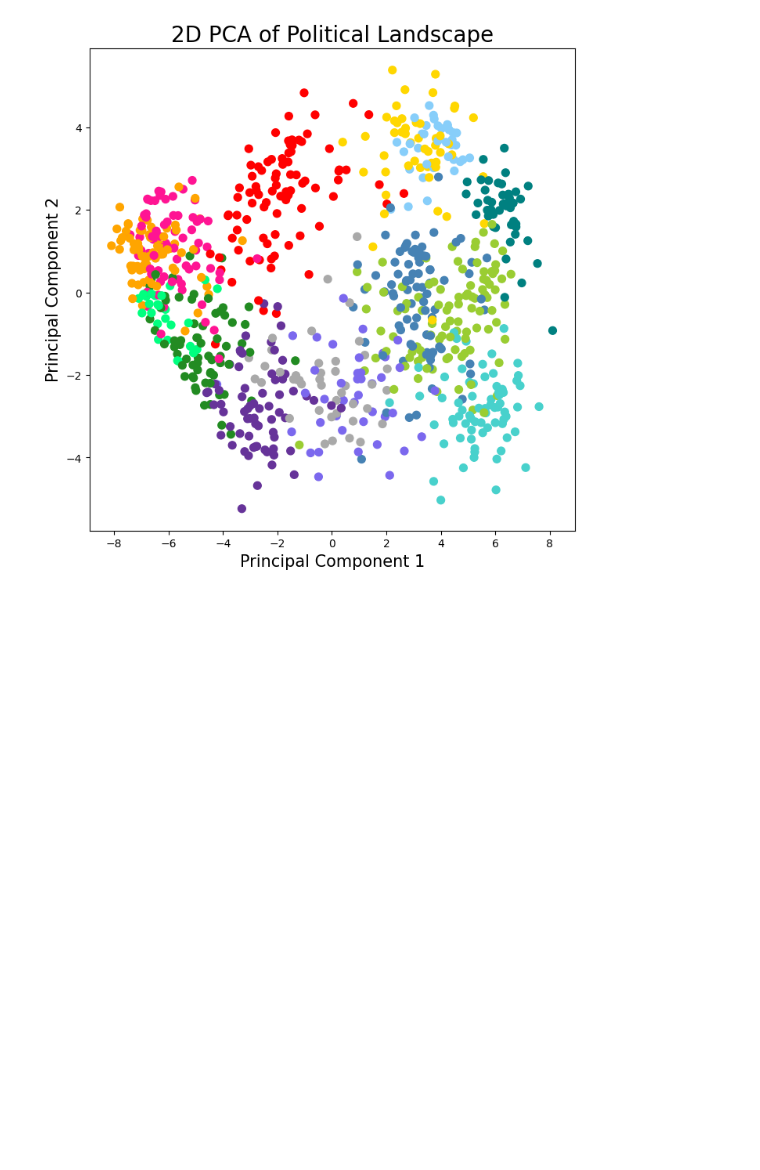
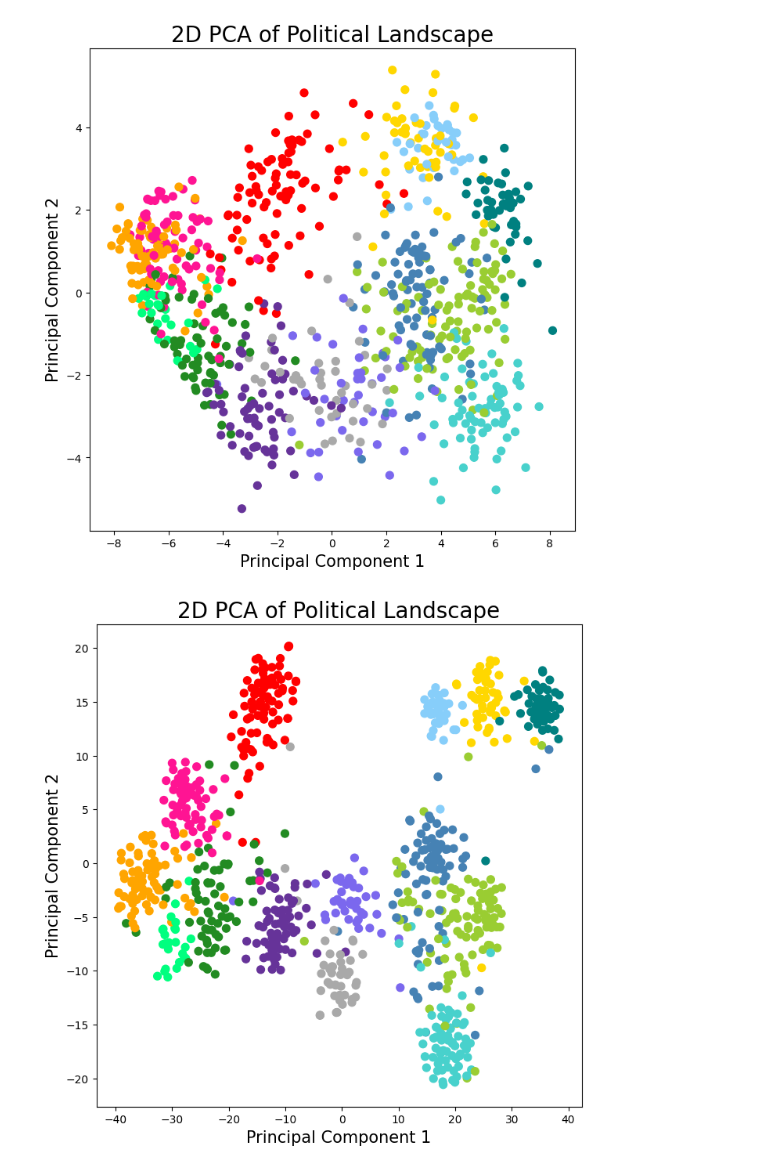
Before and after one commit to maxim-zavidei/viauc-mal1-a23, a Jupyter notebook: assignment4/assignment4-solution.ipynb, the cells around one changed output. Cells and saved outputs as stored; diff of their text form; code cells hidden in the pictures; blank space fills up the shorter version.

```diff
--- a/assignment4/assignment4-solution.ipynb
+++ b/assignment4/assignment4-solution.ipynb
@@ -144,3 +146,57 @@ scatter = ax.scatter(finalDf['Principal Component 1'], finalDf['Principal Compon
 plt.show()
 # %% [output]
 [figure]
+# %%
+from sklearn.manifold import TSNE
+tsne = TSNE(random_state=42)
+# use fit_transform instead of fit, as TSNE has no transform method
+candidates_tsne = tsne.fit_transform(X_standardized)
+principalDf = pd.DataFrame(data=candidates_tsne, columns=['Principal Component 1', 'Principal Component 2'])
+
+# Merging with the original data to include names and parties
+finalDf = pd.concat([principalDf, df[['navn', 'parti']]], axis=1)
+finalDf = finalDf.dropna()
+finalDf = finalDf[finalDf['parti'] != 'Løsgænger']
+
+party_colors = {
+    'Socialdemokratiet' : 'red',
+    'Radikale Venstre': 'rebeccapurple',
+    'Det Konservative Folkeparti': 'yellowgreen',
+    'Nye Borgerlige': 'teal',
+    'Socialistisk Folkeparti': 'deeppink',
+    'Liberal Alliance': 'mediumturquoise',
+    'Kristendemokraterne': 'darkgray',
+    'Moderaterne': 'mediumslateblue',
+    'Dansk Folkeparti': 'gold',
+    'Frie Grønne, Danmarks Nye Venstrefløjsparti': 'springgreen',
+    'Venstre': 'steelblue',
+    'Danmarksdemokraterne': 'lightskyblue',
+    'Enhedslisten': 'orange',
+    'Alternativet': 'forestgreen'
+}
+
+# Create a 'color' column in your DataFrame based on the party
+finalDf['color'] = finalDf['parti'].map(party_colors)
+
+# Visualizing 2D projection
+fig = plt.figure(figsize=(8, 8))
+ax = fig.add_subplot(1, 1, 1)
+ax.set_xlabel('Principal Component 1', fontsize=15)
+ax.set_ylabel('Principal Component 2', fontsize=15)
+ax.set_title('2D PCA of Political Landscape', fontsize=20)
+
+# Use the 'color' column for the c parameter in scatter
+scatter = ax.scatter(finalDf['Principal Component 1'], finalDf['Principal Component 2'], c=finalDf['color'], s=50)
+
+# Create a custom legend for parties
+#from matplotlib.lines import Line2D
+#legend_elements = [Line2D([0], [0], marker='o', color='w', markerfacecolor=party_colors[key], markersize=10, label=key) for key in party_colors.keys()]
+#ax.legend(handles=legend_elements, title="Parti")
+
+# If you still want to annotate names, uncomment the following:
+# for i, txt in enumerate(finalDf['navn']):
+#    ax.annotate(txt, (finalDf['Principal Component 1'].iloc[i], finalDf['Principal Component 2'].iloc[i]))
+
+plt.show()
+# %% [output]
+[figure, added]
```
Also changed, not shown: parts of 3 cells of this notebook.
